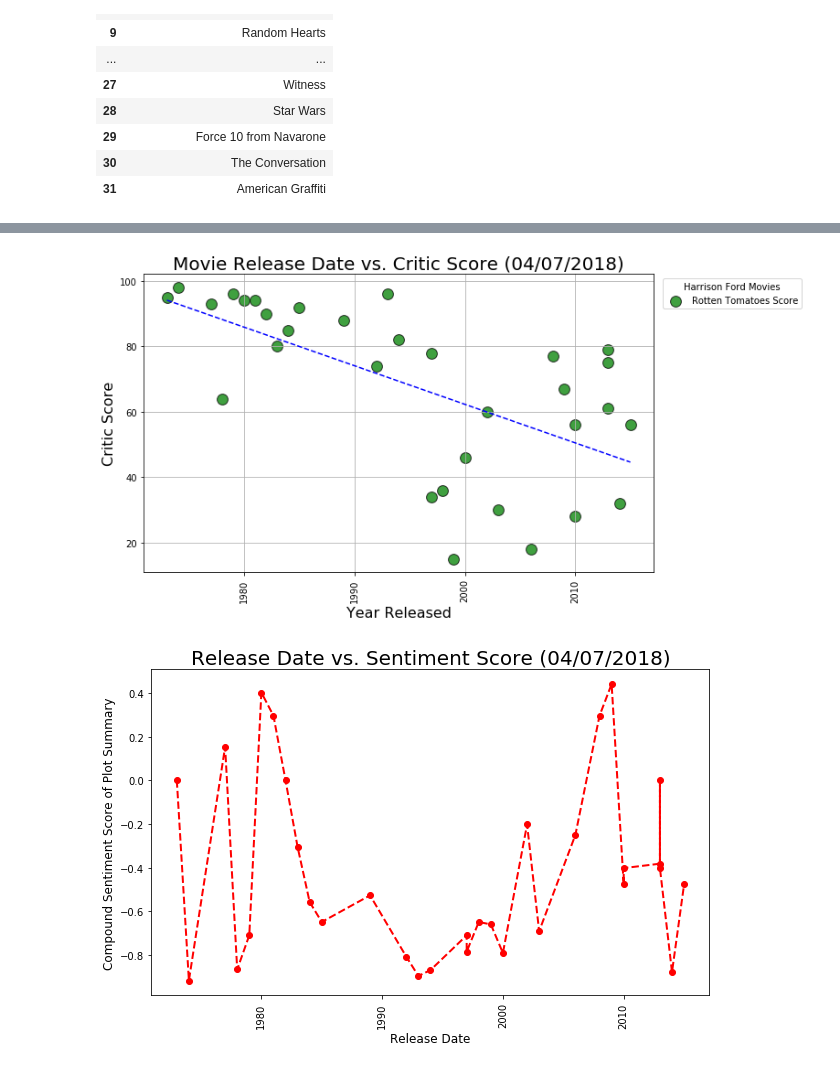
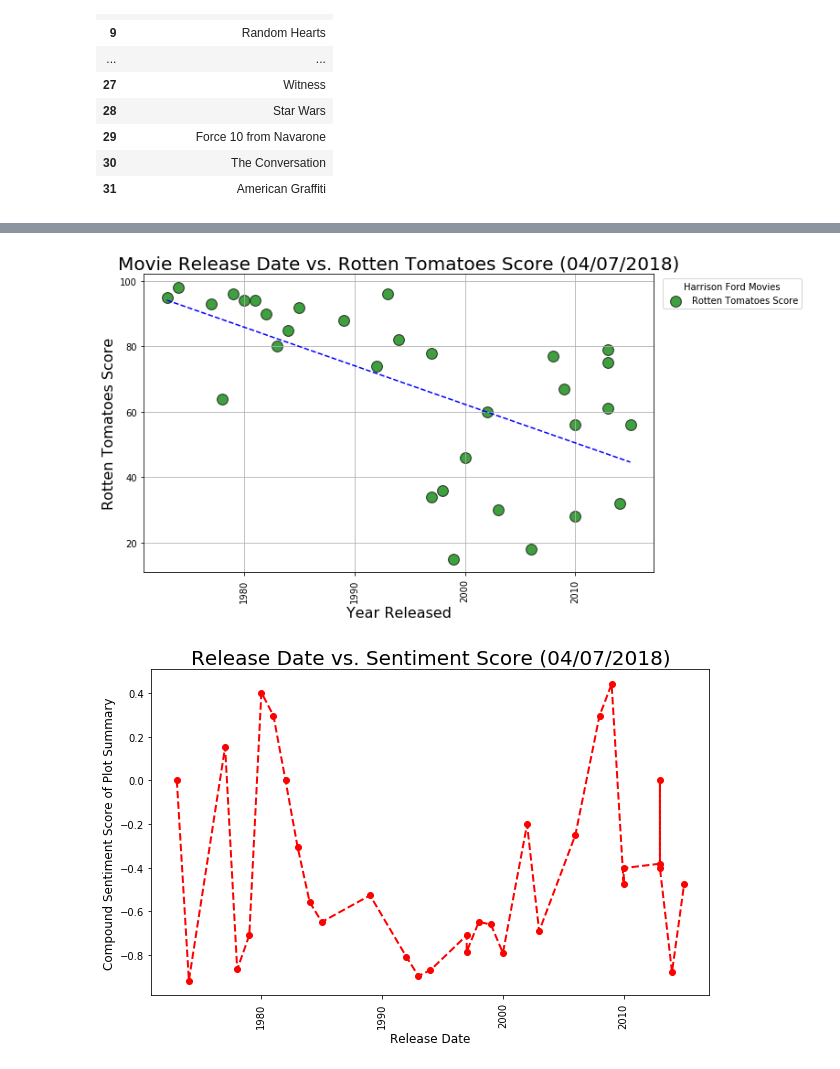
Before and after one commit to CTopham/Team-Green, a Jupyter notebook: Final Script.ipynb, the cells around one changed output, grey strips where cells are left out. Drawn from its saved outputs; the diff is of its cells as text; code cells hidden in the pictures.

```diff
--- a/Final Script.ipynb
+++ b/Final Script.ipynb
@@ -521,35 +521,35 @@ movies_played_in['Year Released'] = pd.to_numeric(movies_played_in['Year Release
 # %%
 from scipy.stats import linregress
 #Set figure size
 plt.figure(figsize=(10,6))
 
 #Create Trendline
 fake = movies_played_in["Rotten Tomato"]
 (slope, intercept, _,_ , _) = linregress(movies_played_in["Year Released"], fake)
 fit = slope * movies_played_in["Year Released"] + intercept
 
 #Aesthetics
-plt.title("Movie Release Date vs. Critic Score " + "(" + time.strftime("%m/%d/%Y") + ")", fontsize=20)
+plt.title("Movie Release Date vs. Rotten Tomatoes Score " + "(" + time.strftime("%m/%d/%Y") + ")", fontsize=20)
 plt.xlabel("Year Released", fontsize=16)
 plt.xticks(rotation= 90)
-plt.ylabel("Critic Score", fontsize=16)
+plt.ylabel("Rotten Tomatoes Score", fontsize=16)
 
 #Create scatter plots
 plt.scatter(movies_played_in["Year Released"], movies_played_in["Rotten Tomato"], color= "green", edgecolor= "black",
 label= "Rotten Tomatoes Score", s=140, alpha = 0.75)
 plt.legend(bbox_to_anchor= (1.3, 1), title= actor_name + " Movies", fontsize= "medium")
 
+#Display Trendline
+plt.plot(movies_played_in["Year Released"], fit, "b--")
+
 #Save plot as PNG image
 plt.savefig("Images/Movie_Release_Date_vs._Rotten_Tomoatoes_Score.png", bbox_inches= "tight")
-
-#Display Trendline
-plt.plot(movies_played_in["Year Released"], fit, "b--")
 
 #Display scatter plots
 plt.grid()
 plt.show()
 # %% [output]
-[figure, old version]
+[figure, new version]
 # %%
 #Set size of bar plots
 plt.figure(figsize=(10,6))
```
Also changed, not shown: 1 other file.
